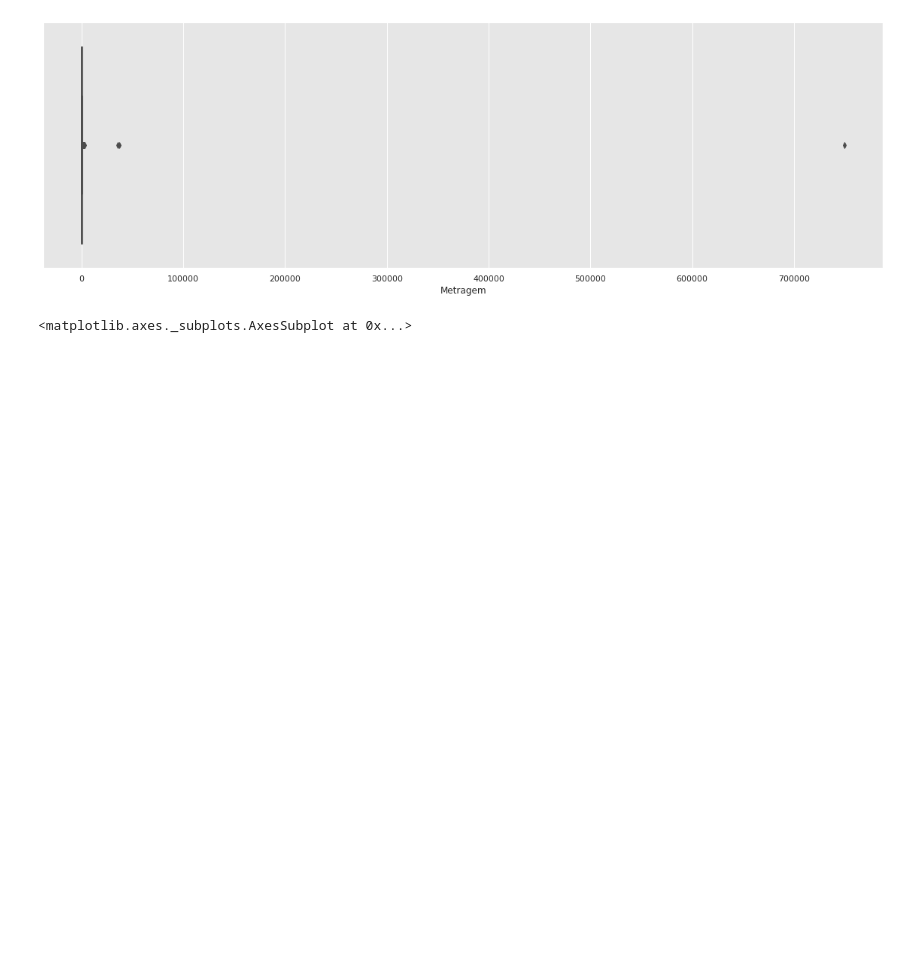
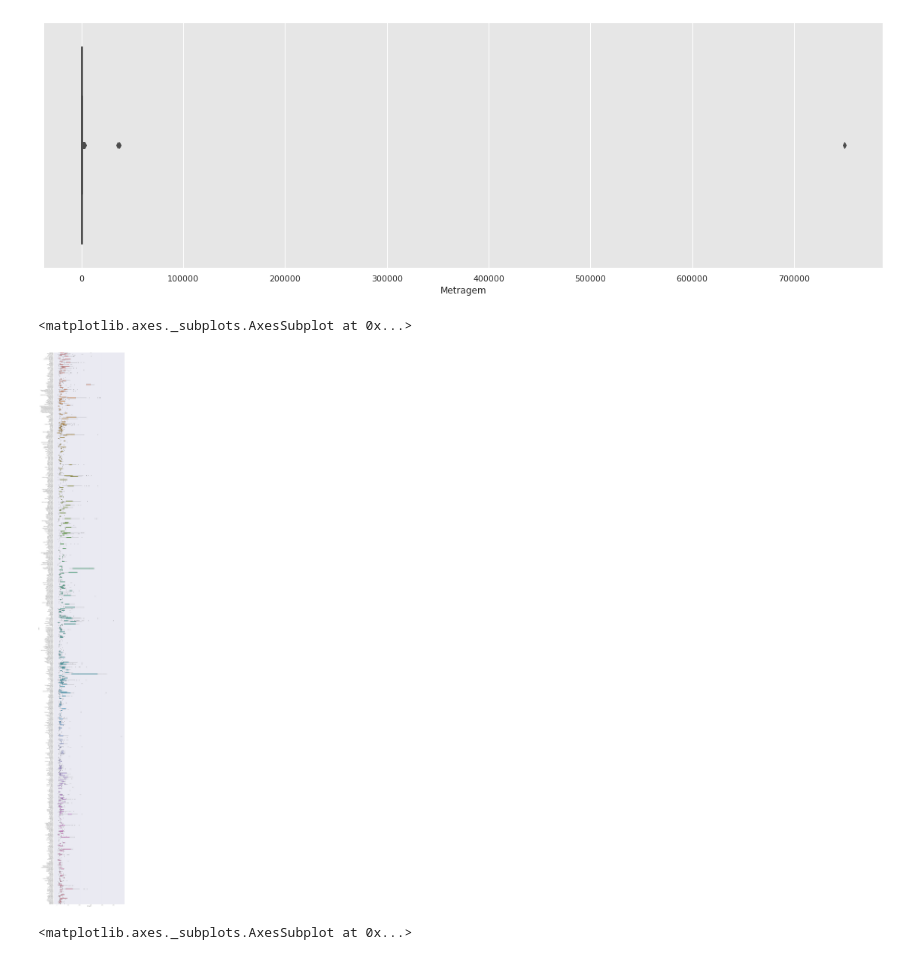
Before and after one commit to esaheki/imersao_dados_alura, a Jupyter notebook: Imersao_dados_4_aula02.ipynb, the cells around one changed output. Saved outputs shown, nothing was run; the diff lists cells and outputs as text; code cells hidden in the pictures; blank space fills up the shorter version.

```diff
--- a/Imersao_dados_4_aula02.ipynb
+++ b/Imersao_dados_4_aula02.ipynb
@@ -321,6 +347,12 @@ sns.boxplot(data = dados_vendas, x = "Metragem")
 # %% [output]
 <matplotlib.axes._subplots.AxesSubplot at 0x...>
 [figure]
+# %%
+plt.figure(figsize=(20, 160))
+sns.boxplot(data = dados_vendas.query("Metragem < 10000").sort_values("Bairro"), x = "Metragem", y="Bairro")
+# %% [output]
+<matplotlib.axes._subplots.AxesSubplot at 0x...>
+[figure, added]
 # %%
 plt.figure(figsize=(20, 6))
 sns.boxplot(data = dados_vendas, x = "Valor_anuncio_float")
```
Also changed, not shown: parts of 11 cells of this notebook.
